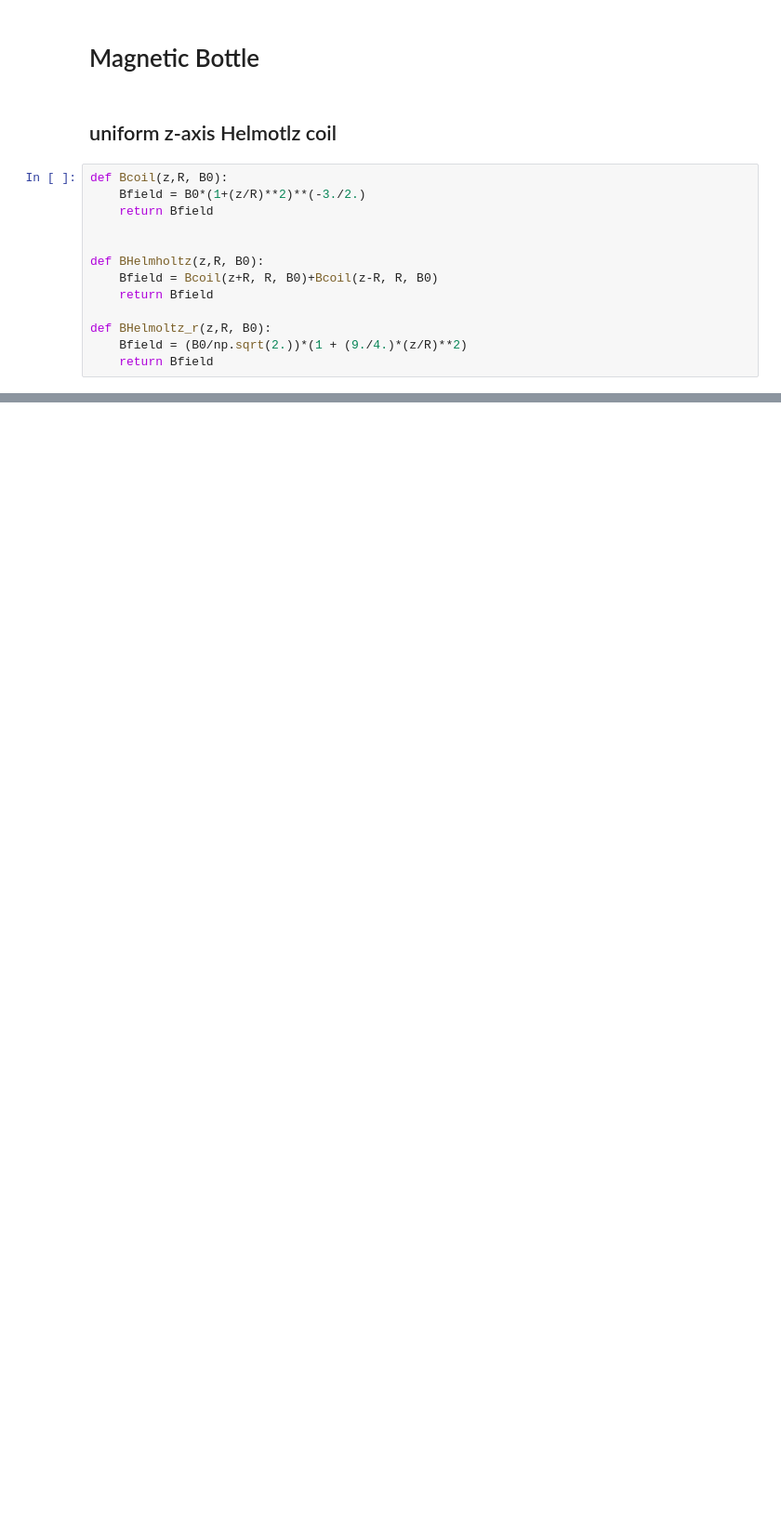
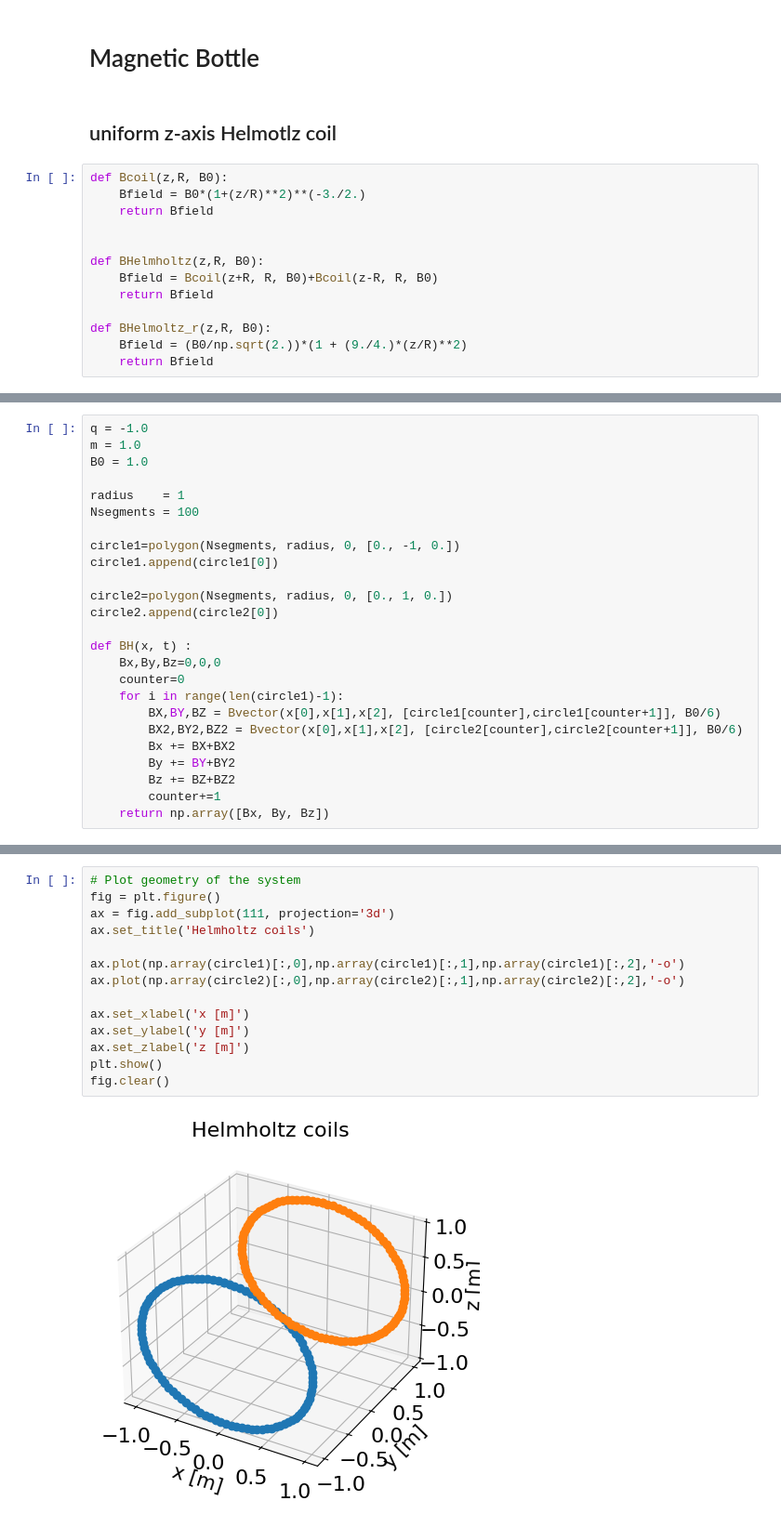
Before and after one commit to Sworzzy/PIC-PPF, a Jupyter notebook: main.ipynb, the cells around one changed output, grey strips where cells are left out. Shown at 93% size. Saved outputs shown, nothing was run; the diff lists cells and outputs as text; blank space fills up the shorter version.

```diff
--- a/main.ipynb
+++ b/main.ipynb
@@ -345,0 +428,25 @@ NameError: name 'Bcoil' is not defined
+# %%
+q = -1.0
+m = 1.0
+B0 = 1.0
+
+radius    = 1
+Nsegments = 100
+
+circle1=polygon(Nsegments, radius, 0, [0., -1, 0.])
+circle1.append(circle1[0])
+
+circle2=polygon(Nsegments, radius, 0, [0., 1, 0.])
+circle2.append(circle2[0])
+
+def BH(x, t) :
+    Bx,By,Bz=0,0,0
+    counter=0
+    for i in range(len(circle1)-1):
+        BX,BY,BZ = Bvector(x[0],x[1],x[2], [circle1[counter],circle1[counter+1]], B0/6)
+        BX2,BY2,BZ2 = Bvector(x[0],x[1],x[2], [circle2[counter],circle2[counter+1]], B0/6)
+        Bx += BX+BX2
+        By += BY+BY2
+        Bz += BZ+BZ2
+        counter+=1
+    return np.array([Bx, By, Bz])
@@ -345,0 +461,16 @@ NameError: name 'Bcoil' is not defined
+# %%
+# Plot geometry of the system
+fig = plt.figure()
+ax = fig.add_subplot(111, projection='3d')
+ax.set_title('Helmholtz coils')
+
+ax.plot(np.array(circle1)[:,0],np.array(circle1)[:,1],np.array(circle1)[:,2],'-o')
+ax.plot(np.array(circle2)[:,0],np.array(circle2)[:,1],np.array(circle2)[:,2],'-o')
+
+ax.set_xlabel('x [m]')
+ax.set_ylabel('y [m]')
+ax.set_zlabel('z [m]')
+plt.show()
+fig.clear()
+# %% [output]
+[figure, added]
```
Also changed, not shown: parts of 14 cells of this notebook.
